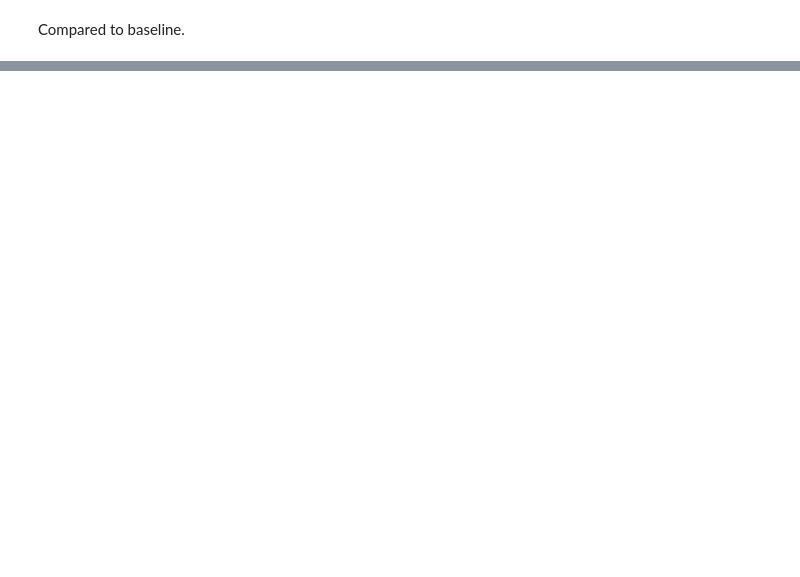
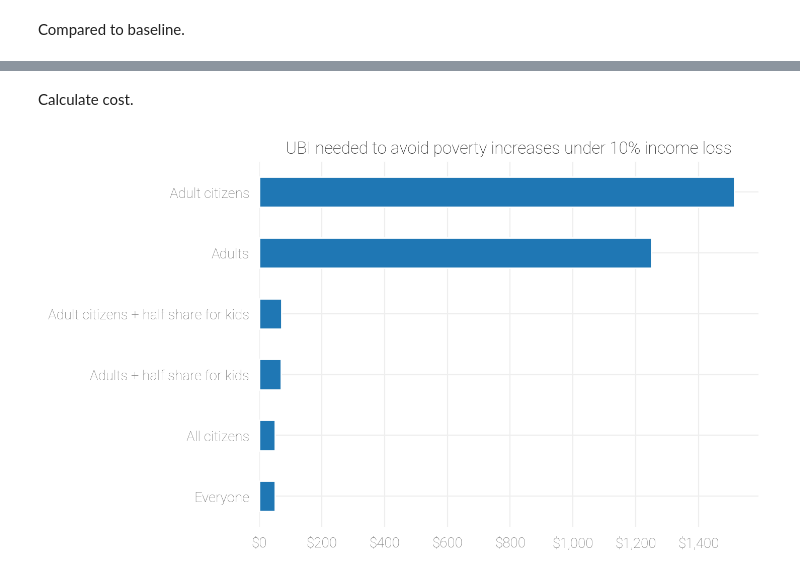
Before and after one commit to UBICenter/ubi-center, a Jupyter notebook: notebooks/covid/covid_ubi.ipynb, the cells around one changed output, grey strips where cells are left out. Saved outputs shown, nothing was run; the diff lists cells and outputs as text; code cells hidden in the pictures; blank space fills up the shorter version.

```diff
--- a/notebooks/covid/covid_ubi.ipynb
+++ b/notebooks/covid/covid_ubi.ipynb
@@ -384,0 +399,44 @@ print_pov(df[~df.is_citizen])
+# %%
+ubis['pov_rate_ubi'] = ubis.apply(
+    lambda row: binary_search_opt(
+        lambda x: ubi_pov_rate() - ubi_pov_rate(row.cut, x, x * row.kid_share,
+                                                row.include_noncitizens),
+        0, 4000, 0.0001), axis=1
+).astype(int)
+# %%
+ubis['pov_gap_ubi'] = ubis.apply(
+    lambda row: binary_search_opt(
+        lambda x: ubi_pov_gap_b() - ubi_pov_gap_b(
+            row.cut, x, x * row.kid_share, row.include_noncitizens),
+        0, 4000, 0.0001), axis=1
+).astype(int)
+# %% [markdown]
+Calculate cost.
+# %%
+ubis['pov_rate_ubi_cost_b'] = ubis.apply(
+    lambda row: ubi_cost_b(row.pov_rate_ubi, row.kid_share,
+                           row.include_noncitizens), axis=1).astype(int)
+ubis['pov_gap_ubi_cost_b'] = ubis.apply(
+    lambda row: ubi_cost_b(row.pov_gap_ubi, row.kid_share,
+                           row.include_noncitizens), axis=1).astype(int)
+# %%
+ubis['label'] = np.where(ubis.include_noncitizens,
+                         np.where(ubis.kid_share == 0, 'Adults',
+                                  np.where(ubis.kid_share == 0.5,
+                                           'Adults + half share for kids',
+                                           'Everyone')),
+                         np.where(ubis.kid_share == 0, 'Adult citizens',
+                                  np.where(ubis.kid_share == 0.5,
+                                           'Adult citizens + half share for' +
+                                           ' kids',
+                                           'All citizens')))
+# %%
+ax = ubis[ubis.cut == 0.1].sort_values('pov_rate_ubi').plot.barh(
+    'label', 'pov_rate_ubi')
+plt.title('UBI needed to avoid poverty increases under 10% income loss')
+ax.xaxis.set_major_formatter(mdf.dollar_format())
+plt.ylabel('')
+ax.get_legend().remove()
+plt.show()
+# %% [output]
+[figure, added]
```
Also changed, not shown: parts of 31 cells of this notebook.
